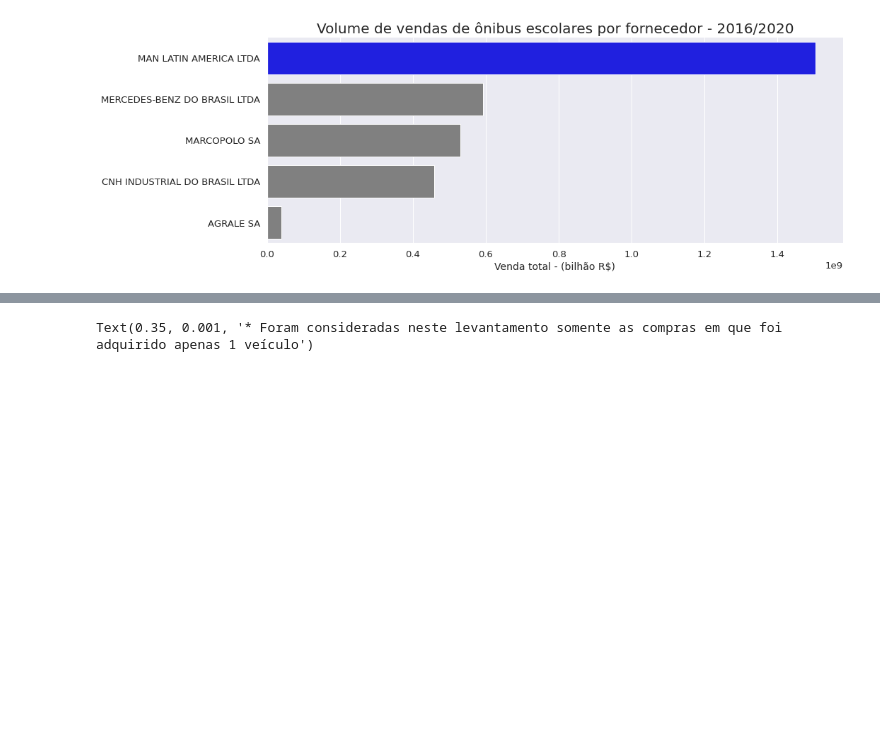
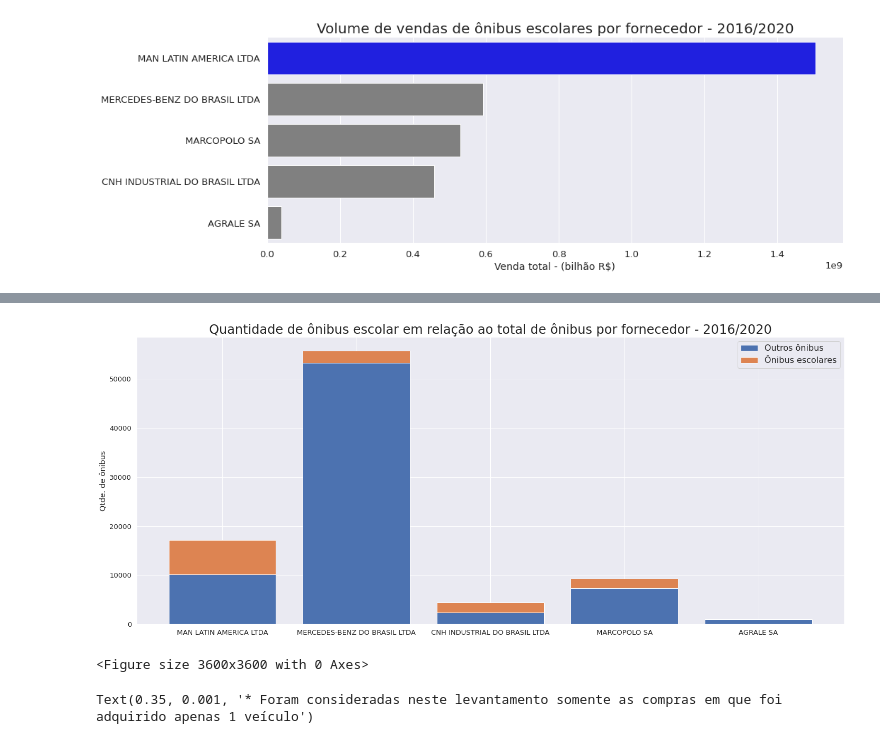
Before and after one commit to sssouto/caminho-da-escola, a Jupyter notebook: Teste.ipynb, the cells around one changed output, grey strips where cells are left out. Cells and saved outputs as stored; diff of their text form; code cells hidden in the pictures; blank space fills up the shorter version.

```diff
--- a/Teste.ipynb
+++ b/Teste.ipynb
@@ -20,11 +19,11 @@ pd.options.display.float_format = '{:.2f}'.format
 # pd.options.display.float_format = '{:,}'.format
 # %%
 # import xlrd
-df_sigarp = pd.read_excel(io.BytesIO(uploaded['sigarp_fnde_pregoes_onibus_+2015.xlsx']))
+# df_sigarp = pd.read_excel(io.BytesIO(uploaded['sigarp_fnde_pregoes_onibus_+2015.xlsx']))
 # path2 = 'https://github.com/sssouto/caminho-da-escola/blob/main/sigarp_fnde_pregoes_onibus.xls'
-# path2 = '/content/drive/MyDrive/Programação/data/sigarp_fnde_pregoes_onibus_+2015.xlsx'
+path2 = '/content/drive/MyDrive/Programação/data/sigarp_fnde_pregoes_onibus_+2015.xlsx'
 # # df_sigarp = xlrd.open_workbook(path2, encoding_override="utf-8")
-# df_sigarp = pd.read_excel(path2)
+df_sigarp = pd.read_excel(path2)
 # ,dtype={'Valor unitário': float,'Valor total': float}
 # ,dtype={'Valor unitário': np.float64,'Valor total': np.float64}
 df_sigarp['ano_compra'] = pd.DatetimeIndex(df_sigarp['Data última mov.']).year
@@ -65,3 +64,13 @@ plt.show()
 # %% [output]
 <Figure size 2016x720 with 0 Axes>
 [figure]
+# %%
+df_sigarp_fornecedor_qtde = df_sigarp['Qtde.'].groupby([df_sigarp['Fornecedor']]).sum().reset_index(level='Fornecedor')
+df_sigarp_fornecedor_qtde.rename(columns={"Qtde.": "Total de ônibus escolares"},inplace=True)
+df_sigarp_fornecedor_qtde
+
+df_sigarp_fornecedor_qtde['Total de ônibus'] = pd.Series([1059, 4400, 17190, 9310, 55729])
+df_sigarp_fornecedor_qtde['Outros ônibus'] = df_sigarp_fornecedor_qtde['Total de ônibus'] - df_sigarp_fornecedor_qtde['Total de ônibus escolares']
+df_sigarp_fornecedor_qtde['Participacao escolar'] = df_sigarp_fornecedor_qtde['Total de ônibus escolares'] / df_sigarp_fornecedor_qtde['Total de ônibus'] * 100
+df_sigarp_fornecedor_qtde = df_sigarp_fornecedor_qtde.sort_values('Total de ônibus escolares', ascending=False)
+df_sigarp_fornecedor_qtde
@@ -68,3 +84,26 @@ plt.show()
+# %%
+import matplotlib.pyplot as plt
+fig, ax = plt.subplots(figsize=(24,10))
+
+plt.figure(figsize=(50,50))
+ax1 = ax.bar(df_sigarp_fornecedor_qtde['Fornecedor'], df_sigarp_fornecedor_qtde['Outros ônibus'], label='Outros ônibus')
+ax2 = ax.bar(df_sigarp_fornecedor_qtde['Fornecedor'], df_sigarp_fornecedor_qtde['Total de ônibus escolares'], bottom=df_sigarp_fornecedor_qtde['Outros ônibus'],
+       label='Ônibus escolares')
+
+ax.set_ylabel('Qtde. de ônibus')
+ax.set_title('Quantidade de ônibus escolar em relação ao total de ônibus por fornecedor - 2016/2020', fontsize=24)
+ax.legend(fontsize=16, loc="best")
+
+# for r1, r2 in zip(ax1, ax2):
+#     h1 = r1.get_height()
+#     h2 = r2.get_height()
+#     plt.text(r1.get_x() + r1.get_width() / 2., h1 / 2., "%d" % h1, ha="center", va="bottom", color="white", fontsize=16, fontweight="bold")
+#     plt.text(r2.get_x() + r2.get_width() / 2., h1 + h2 / 2., "%d" % h2, ha="center", va="bottom", color="white", fontsize=16, fontweight="bold")
+
+plt.show()
+# %% [output]
+[figure, added]
+<Figure size 3600x3600 with 0 Axes>
 # %%
 df_sigarp
 # df_sigarp['Tipo de Pagamento'].unique()
```
Also changed, not shown: parts of 4 cells of this notebook.
